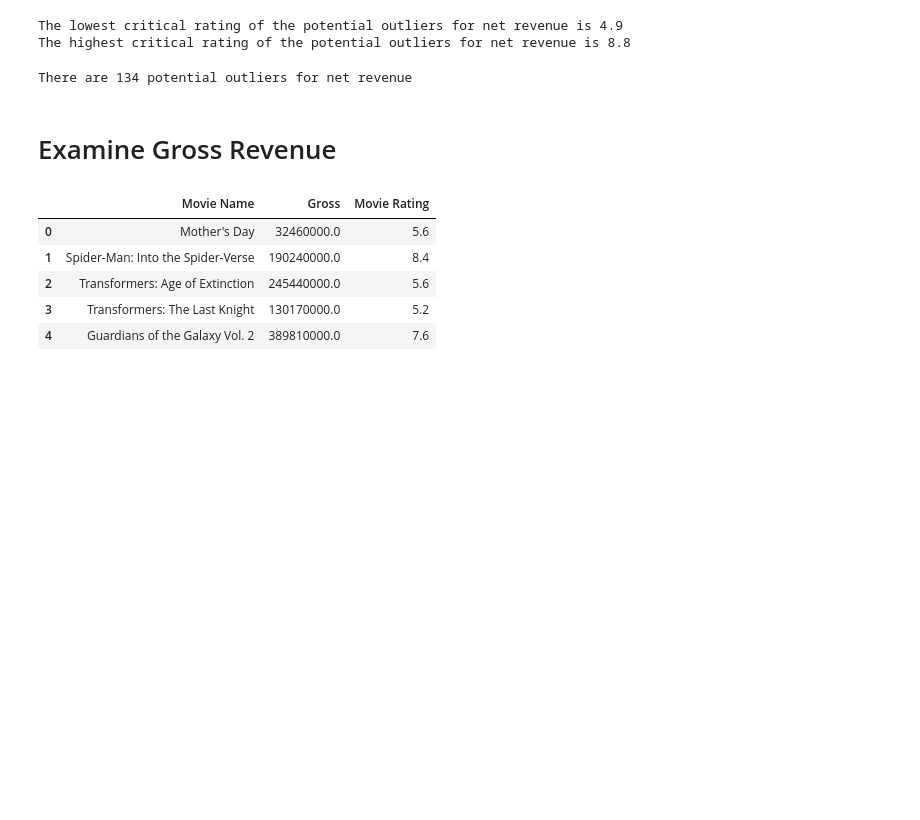
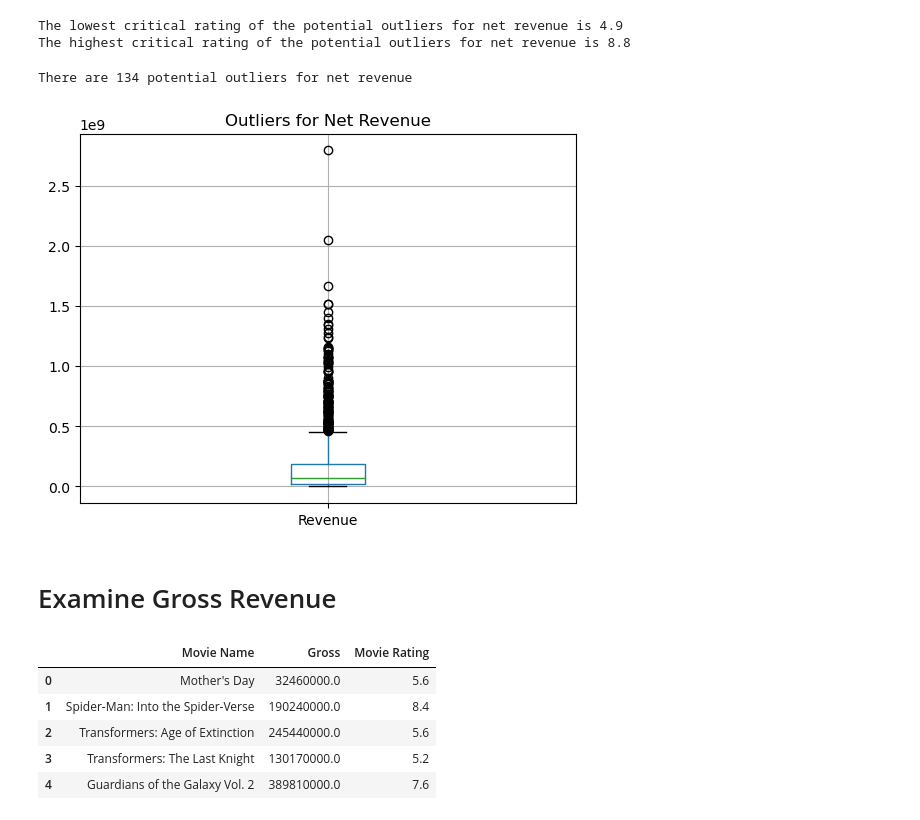
Before and after one commit to rackhamsauer/Project-1, a Jupyter notebook: Juliet's Contributions.ipynb, the cells around one changed output. Saved outputs shown, nothing was run; the diff lists cells and outputs as text; code cells hidden in the pictures; blank space fills up the shorter version.

Commit message:
Added box plots for outliers

```diff
--- a/Juliet's Contributions.ipynb
+++ b/Juliet's Contributions.ipynb
@@ -110,6 +111,16 @@ The highest critical rating of the potential outliers for net revenue is 8.8
 print(f"There are {outlier_rev['Movie Name'].count()} potential outliers for net revenue")
 # %% [output]
 There are 134 potential outliers for net revenue
+# %%
+# Plot the outliers for Net Revenue
+#Plot the Outliers
+ax = rev_df.boxplot(column='Revenue',showfliers=True)
+
+plt.title('Outliers for Net Revenue')
+
+plt.show()
+# %% [output]
+[figure, added]
 # %% [markdown]
 # Examine Gross Revenue
 # %%
```
Also changed, not shown: parts of 3 cells of this notebook.
